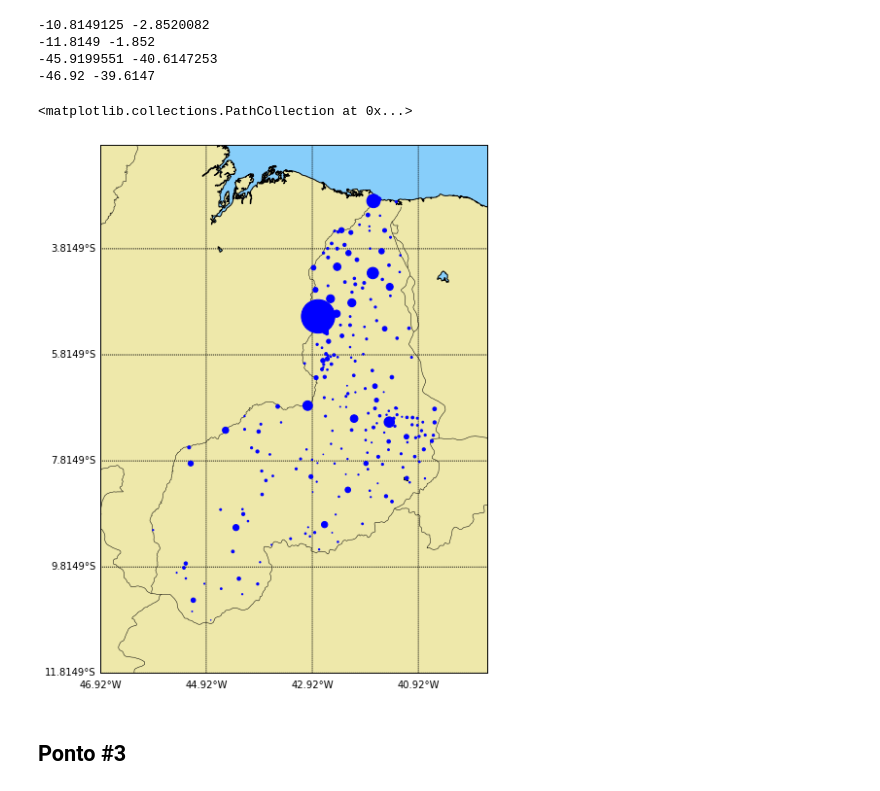
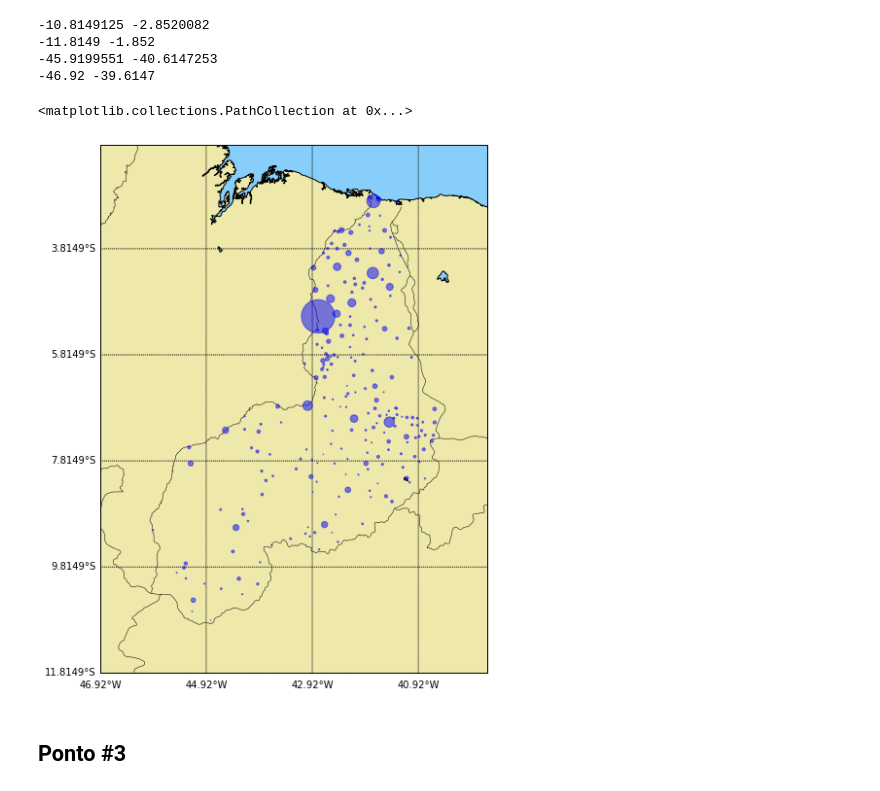
Before and after one commit to Pepyn0/SI, a Jupyter notebook: AT01/dados_covid_PI.ipynb, the cells around one changed output. Cells and saved outputs as stored; diff of their text form; code cells hidden in the pictures.

```diff
--- a/AT01/dados_covid_PI.ipynb
+++ b/AT01/dados_covid_PI.ipynb
@@ -251,16 +251,16 @@ print(lon1, lon2)
 # %%
 map = plotMap(lat1, lat2, lon1, lon2, 15, 10)
 map.scatter(
     x=dataPiaui['longitude'].values,
     y=dataPiaui['latitude'].values,
     s = dataPiaui['confirmed']/100, c='blue',
-    # alpha = 0.01,
+    alpha = 0.5,
     marker='o',
     zorder=6
     )
 # %% [output]
 <matplotlib.collections.PathCollection at 0x...>
-[figure, old version]
+[figure, new version]
 # %% [markdown]
 ## Ponto #3
 # %% [markdown]
```
Also changed, not shown: parts of 5 cells of this notebook.
